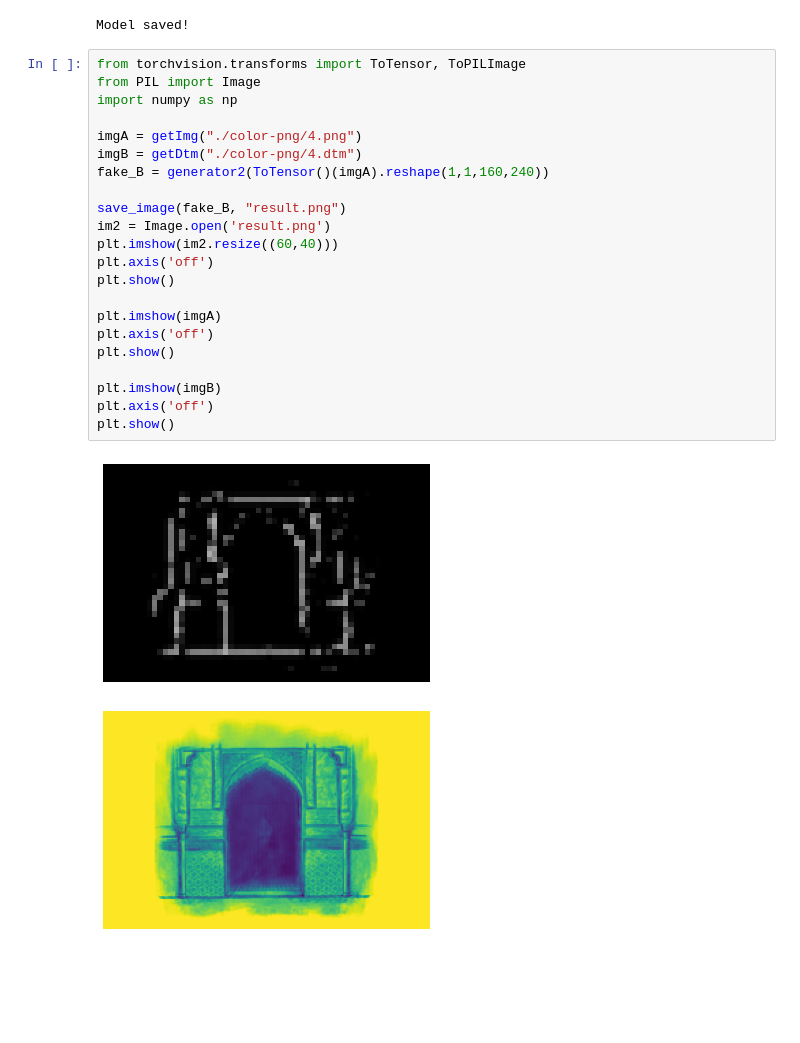
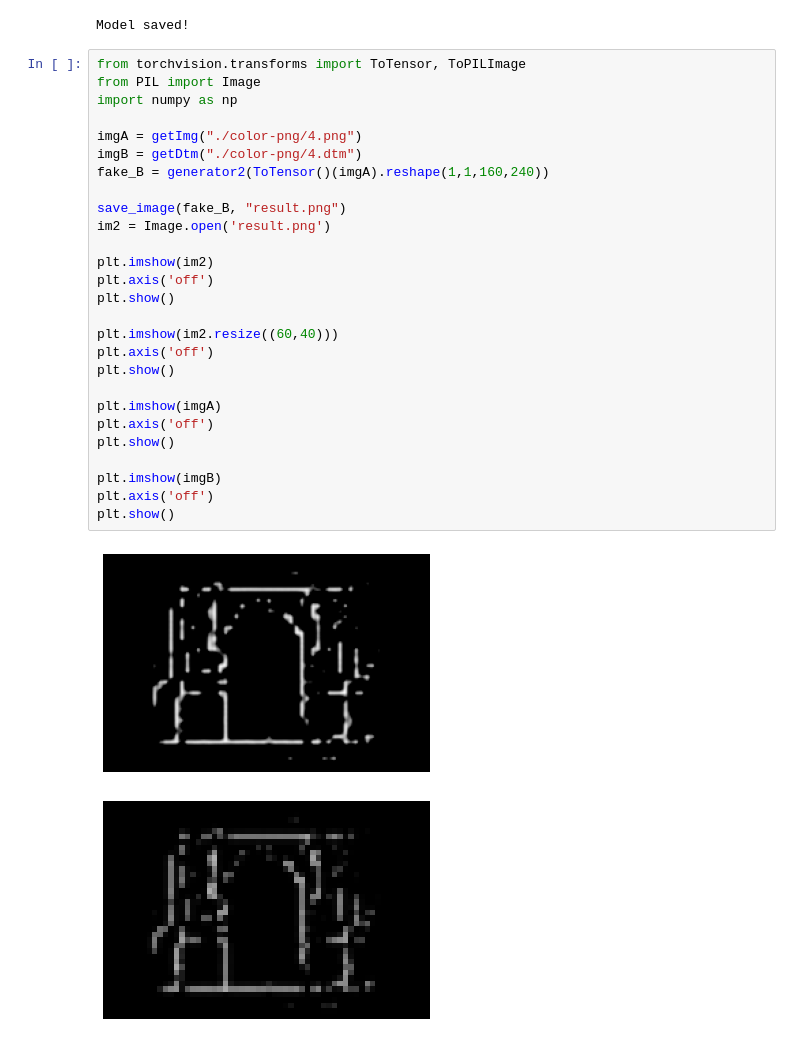
Before and after one commit to zergswim/GAN, a Jupyter notebook: dtm_project_pix2pix_fin.ipynb, the cells around one changed output. Drawn from its saved outputs; the diff is of its cells as text; blank space fills up the shorter version.

```diff
--- a/dtm_project_pix2pix_fin.ipynb
+++ b/dtm_project_pix2pix_fin.ipynb
@@ -543,25 +543,30 @@ Model saved!
 # %%
 from torchvision.transforms import ToTensor, ToPILImage
 from PIL import Image
 import numpy as np
 
 imgA = getImg("./color-png/4.png")
 imgB = getDtm("./color-png/4.dtm")
 fake_B = generator2(ToTensor()(imgA).reshape(1,1,160,240))
 
 save_image(fake_B, "result.png")
 im2 = Image.open('result.png')
+
+plt.imshow(im2)
+plt.axis('off')
+plt.show()
+
 plt.imshow(im2.resize((60,40)))
 plt.axis('off')
 plt.show()
 
 plt.imshow(imgA)
 plt.axis('off')
 plt.show()
 
 plt.imshow(imgB)
 plt.axis('off')
 plt.show()
 # %% [output]
-[figure, old version]
+[figure, new version]
-[figure, old version]
+[figure, new version]
```
Also changed, not shown: parts of 1 cell of this notebook.
